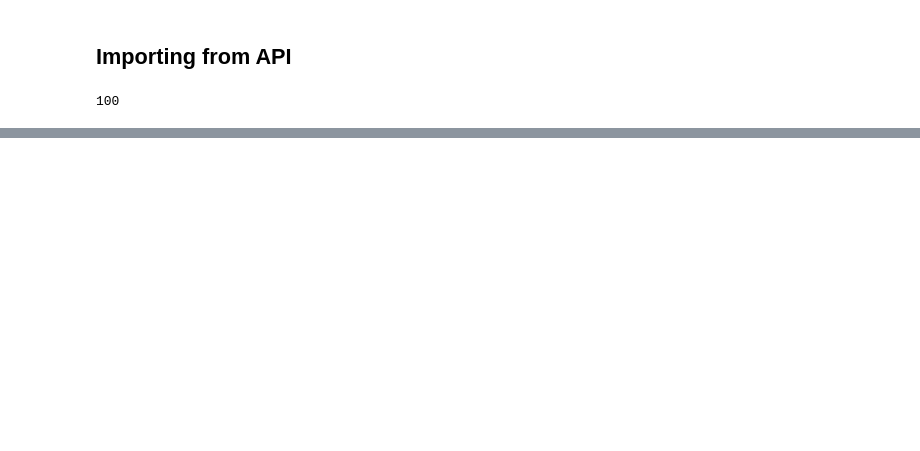
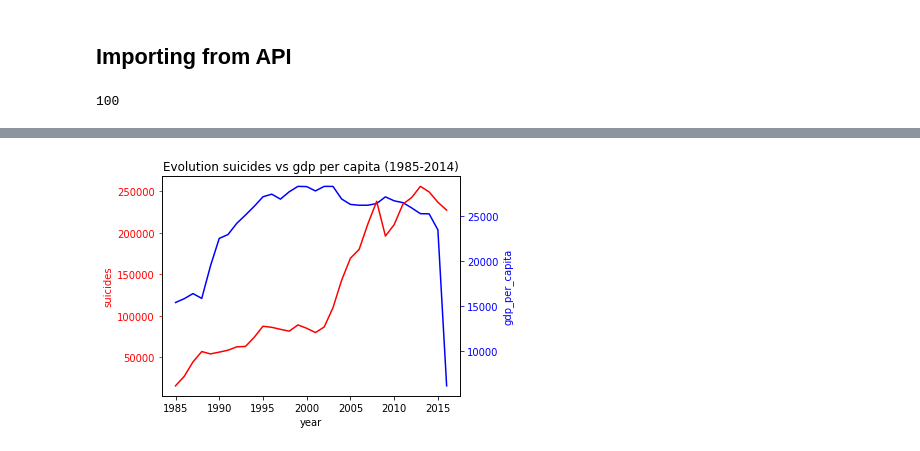
Before and after one commit to jmolins89/project-pipeline, a Jupyter notebook: src/Untitled.ipynb, the cells around one changed output, grey strips where cells are left out. Saved outputs shown, nothing was run; the diff lists cells and outputs as text; code cells hidden in the pictures; blank space fills up the shorter version.

```diff
--- a/src/Untitled.ipynb
+++ b/src/Untitled.ipynb
@@ -165,0 +225,21 @@ def filteryear(dataframe,year):
+# %%
+fig, ax1 = plt.subplots()
+s1 = df1['suicides_no']['sum']
+ax1.plot( s1, 'b-')
+ax1.set_xlabel('year')
+# Make the y-axis label, ticks and tick labels match the line color.
+ax1.set_ylabel('suicides', color='r')
+ax1.tick_params('y', colors='r')
+
+ax2 = ax1.twinx()
+s2 = df1['gdp_per_capita ($)']['mean']
+ax2.plot(s2, 'r')
+ax2.set_ylabel('gdp_per_capita', color='b')
+ax2.tick_params('y', colors='b')
+
+#plt.legend(loc=2)
+plt.title('Evolution suicides vs gdp per capita (1985-2014)')
+fig.tight_layout()
+plt.show()
+# %% [output]
+[figure, added]
```
Also changed, not shown: parts of 23 cells of this notebook, 3 other files.
